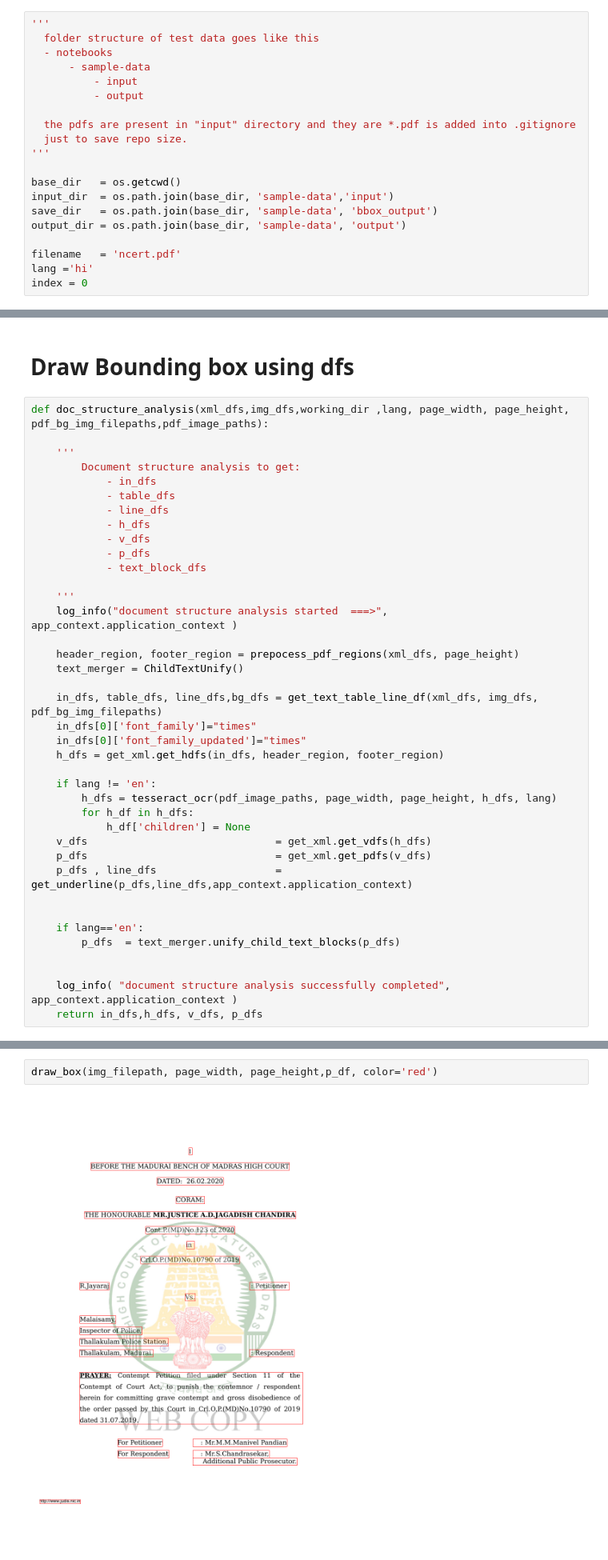
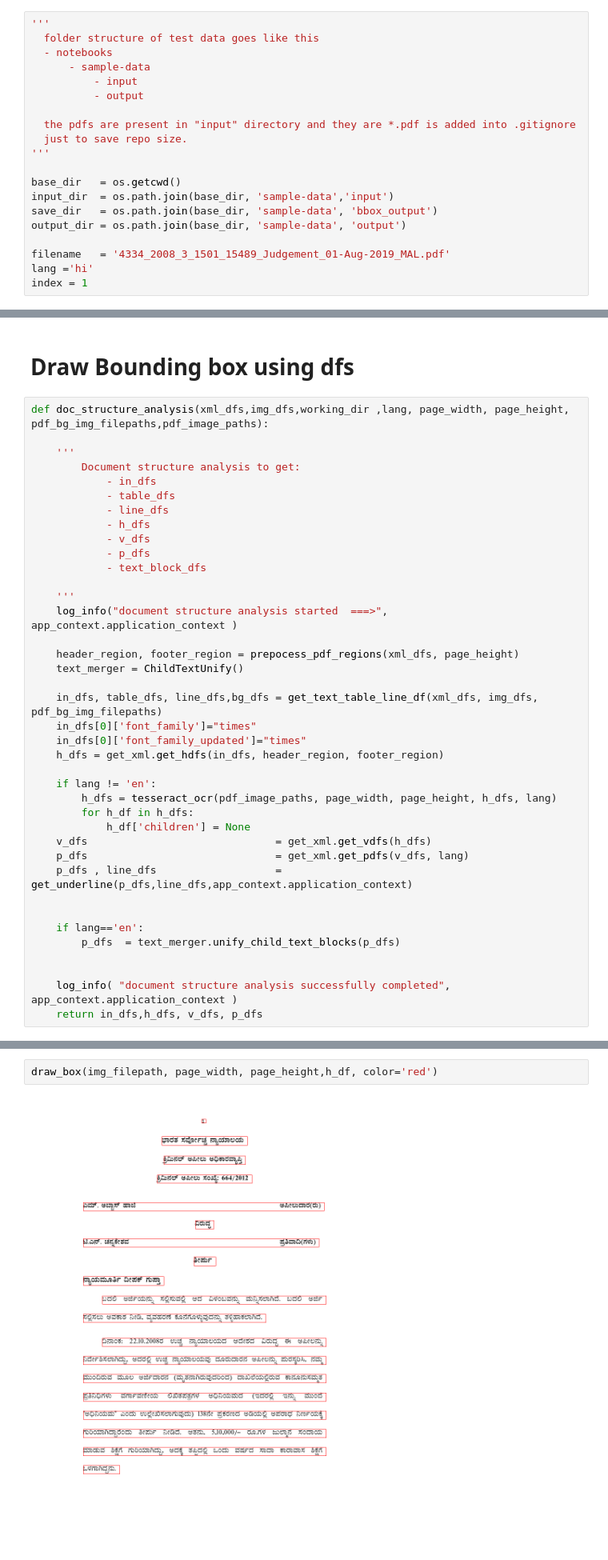
Before and after one commit to project-anuvaad/anuvaad, a Jupyter notebook: anuvaad-etl/anuvaad-extractor/block-merger/src/notebooks/ds_driver_v3.ipynb, the cells around one changed output, grey strips where cells are left out. Shown: that part at 80% size. Cells and saved outputs as stored; diff of their text form.

```diff
--- a/anuvaad-etl/anuvaad-extractor/block-merger/src/notebooks/ds_driver_v3.ipynb
+++ b/anuvaad-etl/anuvaad-extractor/block-merger/src/notebooks/ds_driver_v3.ipynb
@@ -66,9 +66,9 @@ input_dir  = os.path.join(base_dir, 'sample-data','input')
 save_dir   = os.path.join(base_dir, 'sample-data', 'bbox_output')
 output_dir = os.path.join(base_dir, 'sample-data', 'output')
 
-filename   = 'ncert.pdf'
+filename   = '4334_2008_3_1501_15489_Judgement_01-Aug-2019_MAL.pdf'
 lang ='hi'
-index = 0
+index = 1
 # %% [markdown]
 ## extract the pdf into xml & background images for downstream processing
 # %%
@@ -118,7 +118,7 @@ def doc_structure_analysis(xml_dfs,img_dfs,working_dir ,lang, page_width, page_h
         for h_df in h_dfs:
             h_df['children'] = None
     v_dfs                              = get_xml.get_vdfs(h_dfs)
-    p_dfs                              = get_xml.get_pdfs(v_dfs)
+    p_dfs                              = get_xml.get_pdfs(v_dfs, lang)
     p_dfs , line_dfs                   = get_underline(p_dfs,line_dfs,app_context.application_context)
 
 
@@ -202,7 +179,7 @@ v
 # %%
-draw_box(img_filepath, page_width, page_height,p_df, color='red')
+draw_box(img_filepath, page_width, page_height,h_df, color='red')
 # %% [output]
-[figure, old version]
+[figure, new version]
 # %% [markdown]
 # Draw bounding box for json response
 # %%
```
Also changed, not shown: parts of 8 cells of this notebook, 2 other files.
